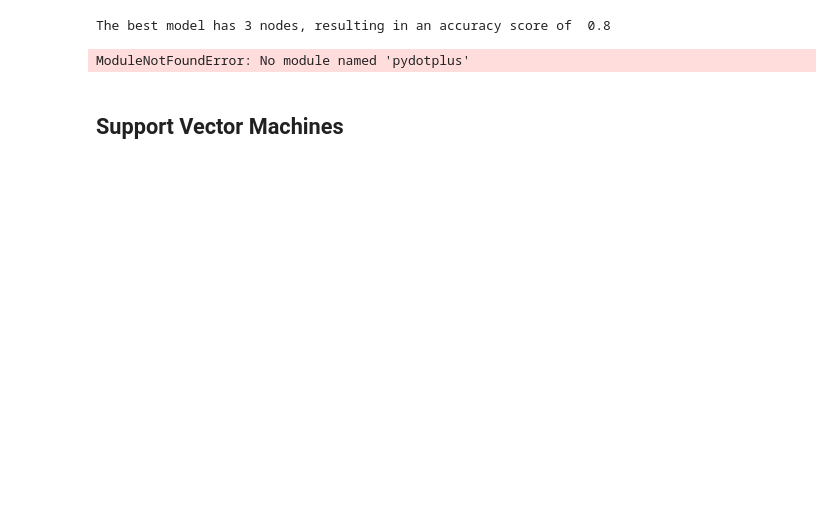
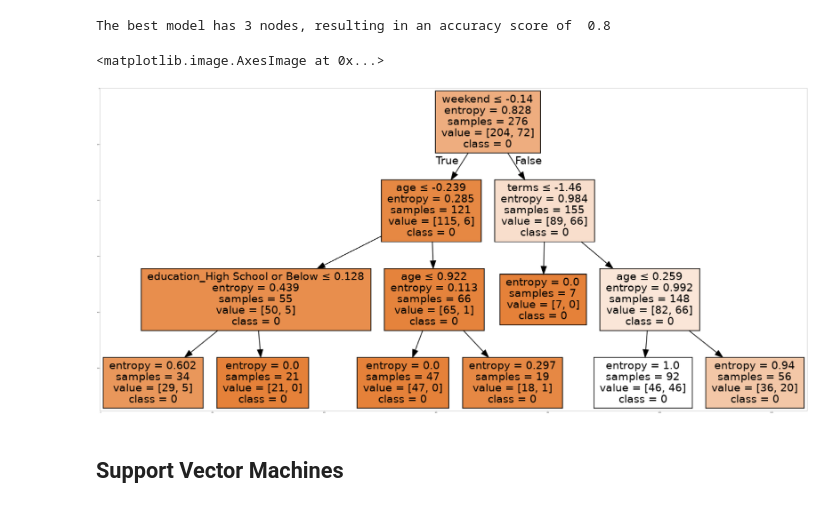
Before and after one commit to aurel-moussa/machine-learning-python-ibm-coursera-capstone, a Jupyter notebook: Machine Learning - Capstone Notebook.ipynb, the cells around one changed output. Cells and saved outputs as stored; diff of their text form; code cells hidden in the pictures; blank space fills up the shorter version.

Commit message:
Created final testing module Minor bugfixing

```diff
--- a/Machine Learning - Capstone Notebook.ipynb
+++ b/Machine Learning - Capstone Notebook.ipynb
@@ -336,25 +345,26 @@ The best model has 3 nodes, resulting in an accuracy score of  0.8
 # %%
 #Visualize the best model with 3 nodes
 #!conda install -c conda-forge pydotplus -y #can be commented out if already installed
 #!conda install -c conda-forge python-graphviz -y #can be commented out if already installed
 
 from io import StringIO
 import pydotplus
 import matplotlib.image as mpimg
 from sklearn import tree
 %matplotlib inline
 
 dot_data = StringIO()
 filename = "paymentTree_final_model.png"
 featureNames = Feature.columns[0:9]
-out=tree.export_graphviz(paymentTree_final_model,feature_names=featureNames, out_file=dot_data, class_names= [0,1], filled=True,  special_characters=True,rotate=False)
+out=tree.export_graphviz(paymentTree_final_model,feature_names=featureNames, out_file=dot_data, class_names= [str(0),str(1)], filled=True,  special_characters=True,rotate=False)
 graph = pydotplus.graph_from_dot_data(dot_data.getvalue())
 graph.write_png(filename)
 img = mpimg.imread(filename)
 plt.figure(figsize=(100, 200))
 plt.imshow(img,interpolation='nearest')
 # %% [output]
-ModuleNotFoundError: No module named 'pydotplus'
+<matplotlib.image.AxesImage at 0x...>
+[figure, added]
 # %% [markdown]
 ## Support Vector Machines
 # %%
```
Also changed, not shown: parts of 36 cells of this notebook.
